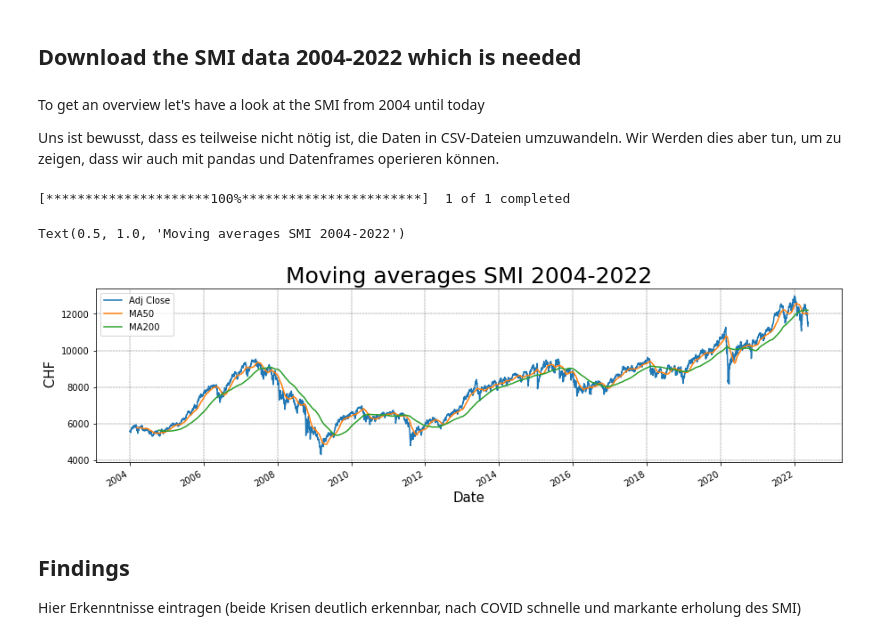
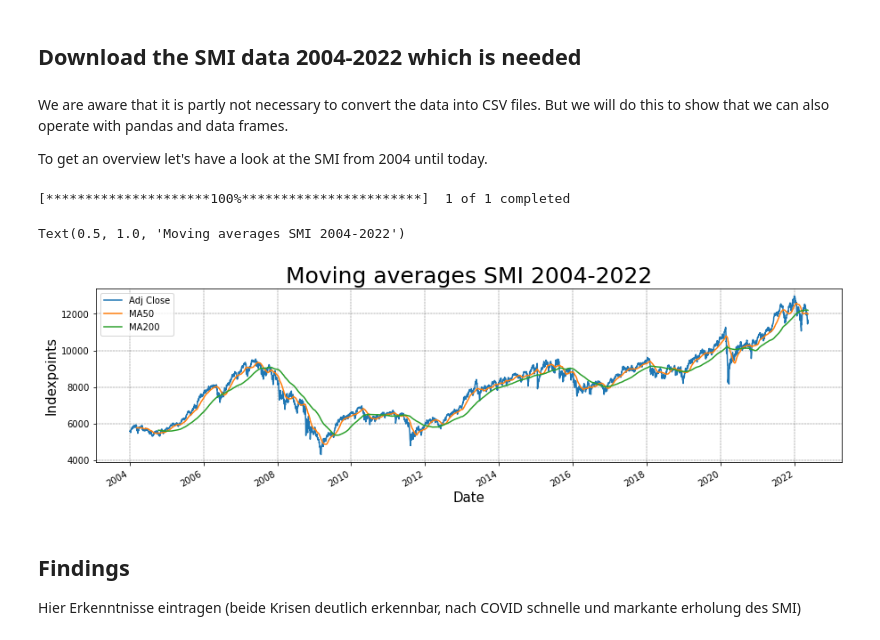
Before and after one commit to Darioschuerch/Project_MRWAM69.F2201_Marzer_Schuerch, a Jupyter notebook: Project/Project_MRWAM69.F2201_Marzer_Schuerch.ipynb, the cells around one changed output. Cells and saved outputs as stored; diff of their text form; code cells hidden in the pictures.

```diff
--- a/Project/Project_MRWAM69.F2201_Marzer_Schuerch.ipynb
+++ b/Project/Project_MRWAM69.F2201_Marzer_Schuerch.ipynb
@@ -38,9 +46,9 @@ from scipy.stats import norm
 # %% [markdown]
 ## Download the SMI data 2004-2022 which is needed
 # %% [markdown]
-To get an overview let's have a look at the SMI from 2004 until today
+We are aware that it is partly not necessary to convert the data into CSV files. But we will do this to show that we can also operate with pandas and data frames.
 
-Uns ist bewusst, dass es teilweise nicht nötig ist, die Daten in CSV-Dateien umzuwandeln. Wir Werden dies aber tun, um zu zeigen, dass wir auch mit pandas und Datenframes operieren können.
+To get an overview let's have a look at the SMI from 2004 until today.
 # %%
 start = datetime(2004,1,1)
 end = datetime.today()
@@ -51,17 +59,17 @@ SMI.to_csv("SMI_ALL.csv")
 # %%
 SMI["MA50"] = SMI["Adj Close"].rolling(50).mean()
 SMI["MA200"] = SMI["Adj Close"].rolling(200).mean()
 SMI["Adj Close"].plot(figsize = (15,4))
 SMI["MA50"].plot()
 SMI["MA200"].plot()
 plt.grid(which="major", color="k", linestyle="-.", linewidth=0.3)
 plt.legend()
-plt.ylabel(" CHF", fontsize =15)
+plt.ylabel("Indexpoints", fontsize =15)
 plt.xlabel("Date", fontsize =15)
 plt.title("Moving averages SMI 2004-2022", fontsize = 25)
 # %% [output]
 Text(0.5, 1.0, 'Moving averages SMI 2004-2022')
-[figure, old version]
+[figure, new version]
 # %% [markdown]
 ## Findings<br>
 Hier Erkenntnisse eintragen (beide Krisen deutlich erkennbar, nach COVID schnelle und markante erholung des SMI)
```
Also changed, not shown: parts of 8 cells of this notebook, 2 other files.
